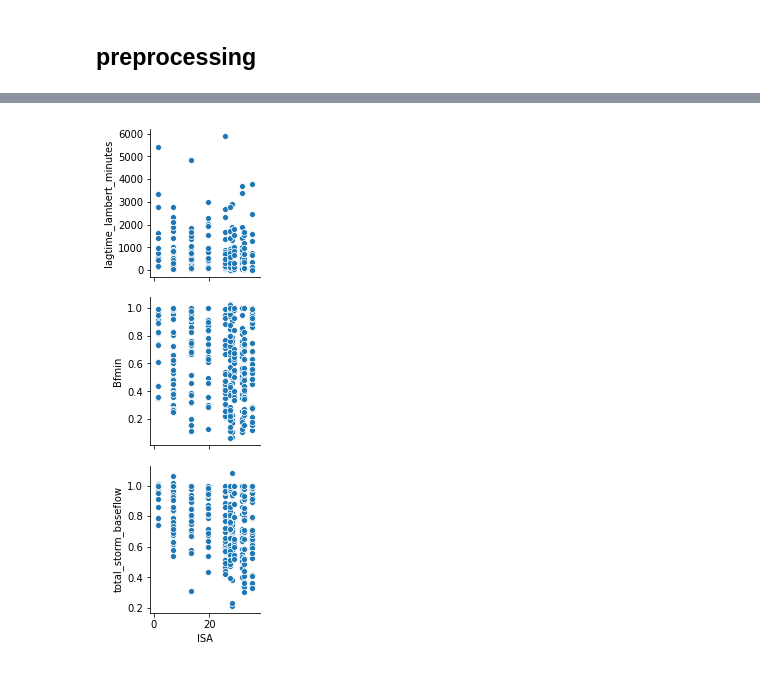
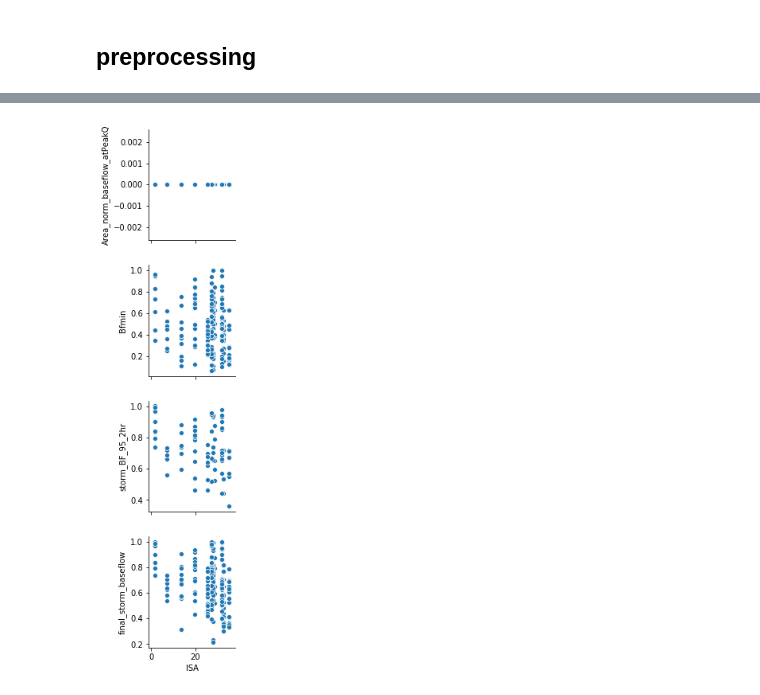
Before and after one commit to estorrs/emily-analysis, a Jupyter notebook: notebooks/emily.ipynb, the cells around one changed output, grey strips where cells are left out. Drawn from its saved outputs; the diff is of its cells as text; code cells hidden in the pictures.

```diff
--- a/notebooks/emily.ipynb
+++ b/notebooks/emily.ipynb
@@ -30,10 +34,16 @@ df.head()
 # %%
-untransformed = pd.read_csv('../data/storm_results_continuous_ES.csv', sep=',')
+# untransformed = pd.read_csv('../data/storm_results_continuous_ES.csv', sep=',')
+untransformed = pd.read_csv('/Users/estorrs/Downloads/storm_results_190605.csv', sep=',', encoding='latin')
 # %%
 
 df.index = list(df['site'])
 
 df = df.drop(labels=['site', 'notes', 'nest'], axis=1)
 
+df = df.drop(labels=['time_lamber_-5hr', 'time_end_est1', 'time_end_5%peak', 'time_end_95_BF_2hr',
+                    'time_peak', 'time_Bfmin'], axis=1)
+
+
 # DCL, Sugar and GG_Weid
-df = df.drop(labels=['DCL', 'Sugar', 'GG_Weid'], axis=0)
+# df = df.drop(labels=['DCL', 'Sugar', 'GG_Weid'], axis=0)
+df.head()
@@ -40,9 +56,0 @@ df = df.drop(labels=['DCL', 'Sugar', 'GG_Weid'], axis=0)
-# %%
-def datetime_string_to_month(datetime_str):
-    d = parser.parse(datetime_str)
-
-    return d.month
-
-df['date_storm'] = [datetime_string_to_month(d) for d in df['date_storm']]
-
-df.head()
@@ -55,0 +57,21 @@ df.head()
+# %%
+def datetime_string_to_month(datetime_str):
+    d = parser.parse(datetime_str)
+
+    return d.month
+
+df['date_storm'] = [datetime_string_to_month(d) for d in df['time_start']]
+untransformed['date_storm'] = [datetime_string_to_month(d) for d in df['time_start']]
+
+df = df.drop(labels=['time_start'], axis=1)
+
+
+
+# df['time_Bfmin'] = [datetime_string_to_month(d) for d in df['time_Bfmin']]
+# df['time_start'] = [datetime_string_to_month(d) for d in df['time_start']]
+# df['time_lamber_-5hr'] = [datetime_string_to_month(d) for d in df['time_lamber_-5hr']]
+# df['time_end_est1'] = [datetime_string_to_month(d) for d in df['time_end_est1']]
+# df['time_lamber_-5hr'] = [datetime_string_to_month(d) for d in df['time_lamber_-5hr']]
+
+
+df.head()
@@ -137,6 +209,6 @@ q_peak_cfs total_storm_baseflow -0.6044964790356718 4.178638097947271e-24
 # %%
 axs = sns.pairplot(untransformed, x_vars=['ISA'],
-                   y_vars=['lagtime_lambert_minutes', 'Bfmin', 'total_storm_baseflow'])
+                   y_vars=['Area_norm_baseflow_atPeakQ', 'Bfmin', 'storm_BF_95_2hr', 'final_storm_baseflow'])
 # %% [output]
-[figure, old version]
+[figure, new version]
 # %%
```
Also changed, not shown: parts of 29 cells of this notebook.
